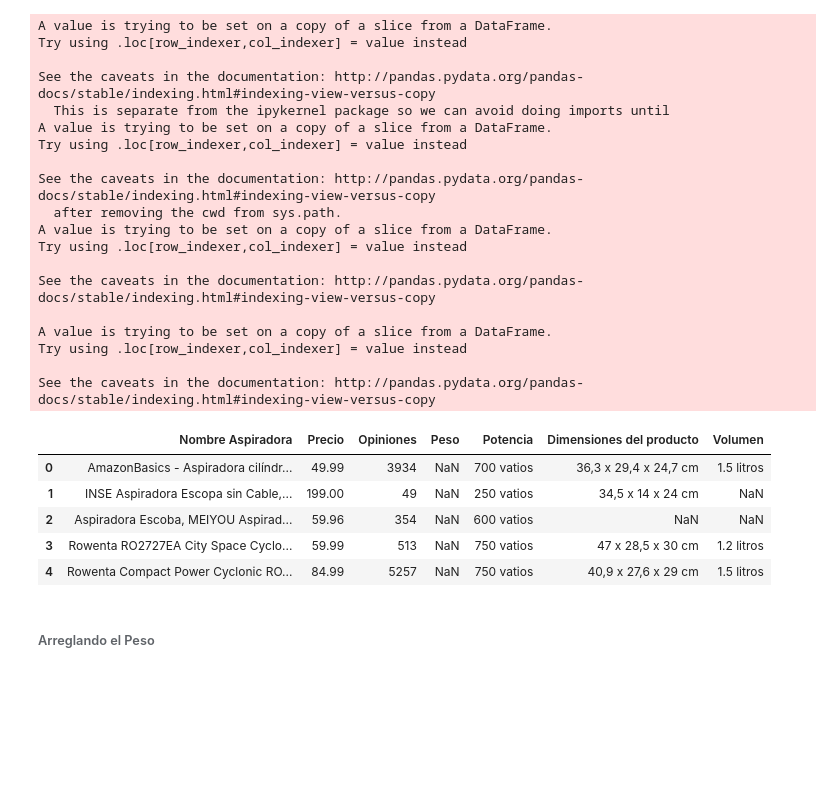
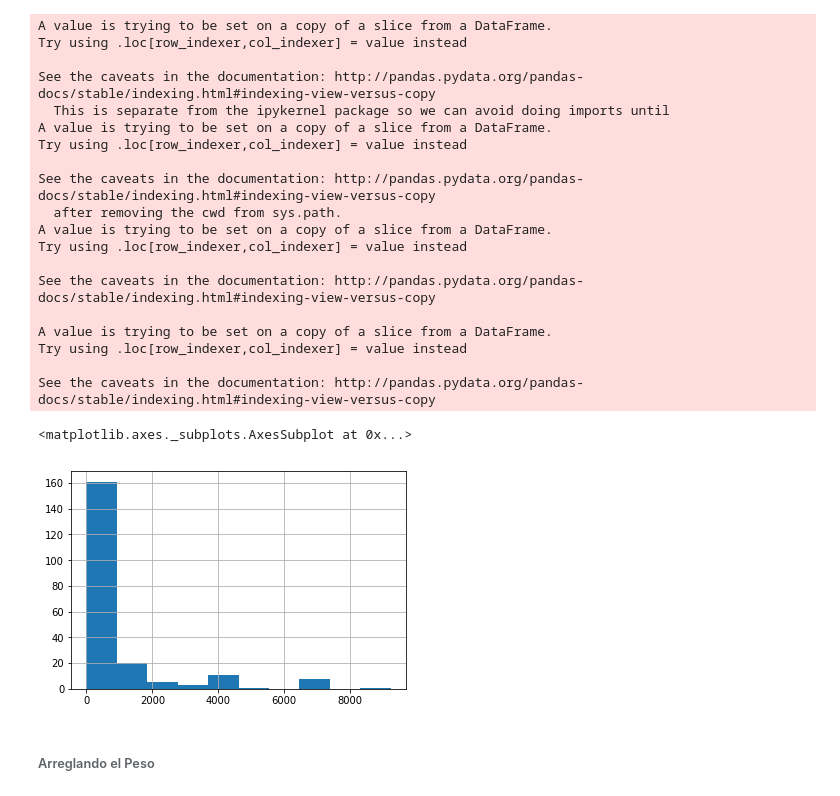
Before and after one commit to xgutierrez/Platzi-DataScienceAmazon, a Jupyter notebook: AnálisisDeAspiradoras.ipynb, the cells around one changed output. Drawn from its saved outputs; the diff is of its cells as text; code cells hidden in the pictures; blank space fills up the shorter version.

```diff
--- a/AnálisisDeAspiradoras.ipynb
+++ b/AnálisisDeAspiradoras.ipynb
@@ -486,15 +491,11 @@ A value is trying to be set on a copy of a slice from a DataFrame.
 Try using .loc[row_indexer,col_indexer] = value instead
 
 See the caveats in the documentation: http://pandas.pydata.org/pandas-docs/stable/indexing.html#indexing-view-versus-copy
-# %%
-aspiradoras.head()
-# %% [output]
-|  | Nombre Aspiradora | Precio | Opiniones | Peso | Potencia | Dimensiones del producto | Volumen |
-| 0 | AmazonBasics - Aspiradora cilíndr... | 49.99 | 3934 | NaN | 700 vatios | 36,3 x 29,4 x 24,7 cm | 1.5 litros |
-| 1 | INSE Aspiradora Escopa sin Cable,... | 199.00 | 49 | NaN | 250 vatios | 34,5 x 14 x 24 cm | NaN |
-| 2 | Aspiradora Escoba, MEIYOU Aspirad... | 59.96 | 354 | NaN | 600 vatios | NaN | NaN |
-| 3 | Rowenta RO2727EA City Space Cyclo... | 59.99 | 513 | NaN | 750 vatios | 47 x 28,5 x 30 cm | 1.2 litros |
-| 4 | Rowenta Compact Power Cyclonic RO... | 84.99 | 5257 | NaN | 750 vatios | 40,9 x 27,6 x 29 cm | 1.5 litros |
+# %%
+aspiradoras['Opiniones'].hist()
+# %% [output]
+<matplotlib.axes._subplots.AxesSubplot at 0x...>
+[figure, added]
 # %% [markdown]
 ###### Arreglando el Peso
 # %%
```
Also changed, not shown: parts of 10 cells of this notebook.
